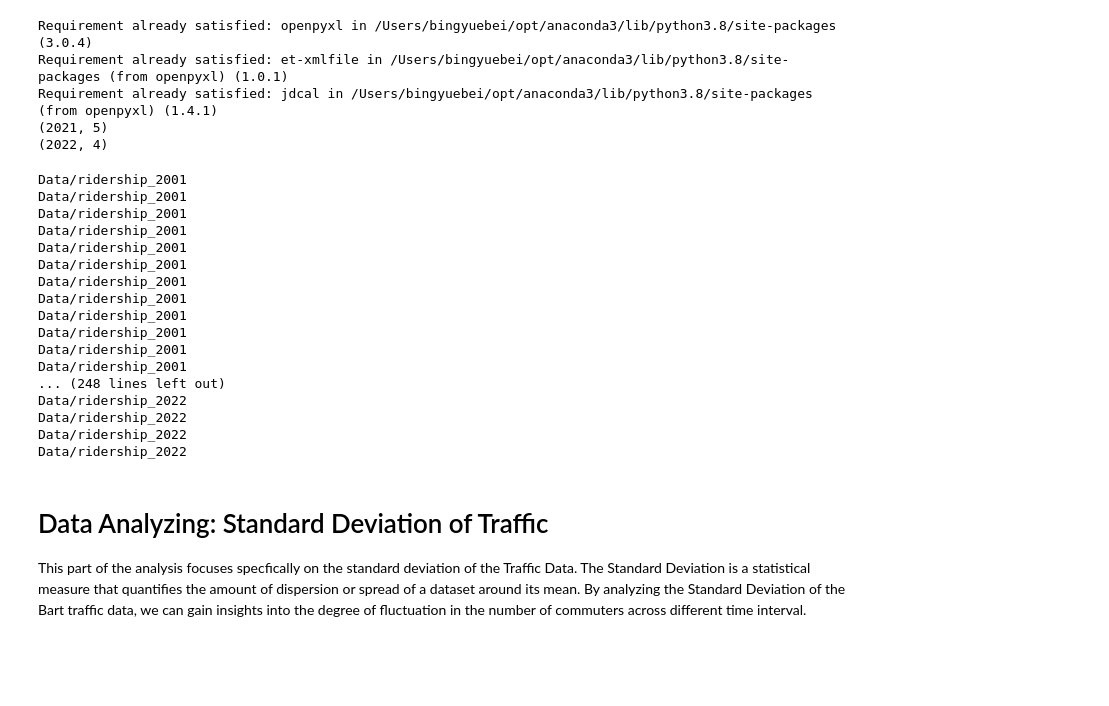
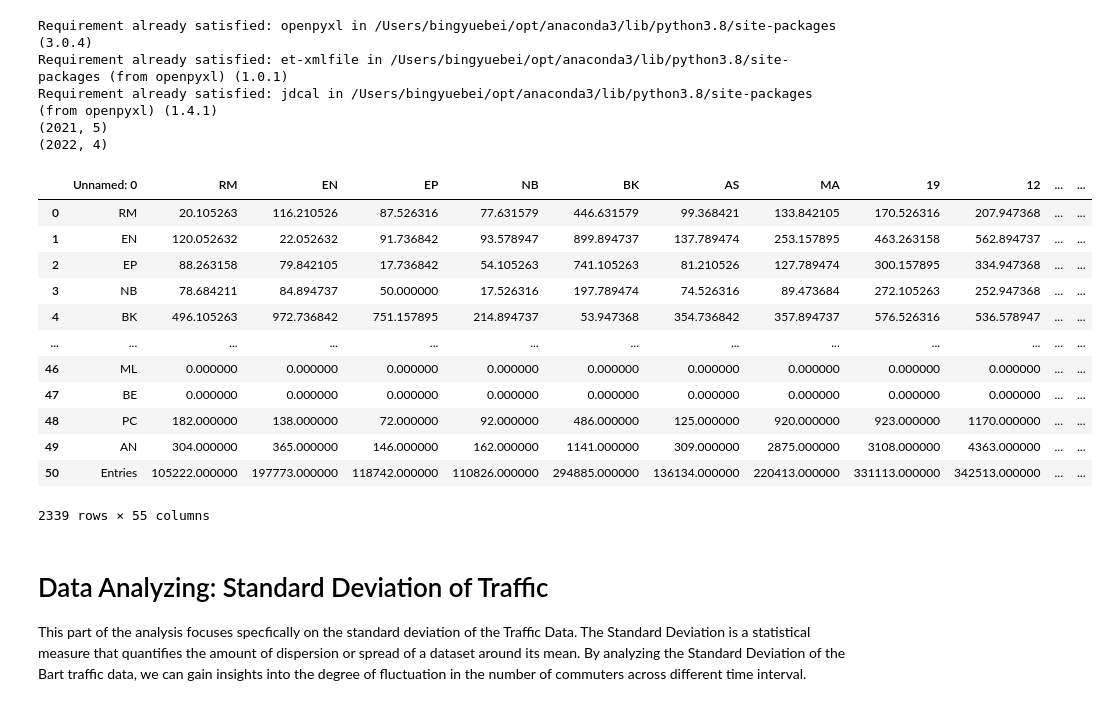
Before and after one commit to UCB-stat-159-s23/project-Group23, a Jupyter notebook: Jingya_EDA.ipynb, the cells around one changed output. Saved outputs shown, nothing was run; the diff lists cells and outputs as text; code cells hidden in the pictures; blank space fills up the shorter version.

```diff
--- a/Jingya_EDA.ipynb
+++ b/Jingya_EDA.ipynb
@@ -14,53 +13,22 @@ Requirement already satisfied: et-xmlfile in /Users/bingyuebei/opt/anaconda3/lib
 Requirement already satisfied: jdcal in /Users/bingyuebei/opt/anaconda3/lib/python3.8/site-packages (from openpyxl) (1.4.1)
 (2021, 5)
 (2022, 4)
-# %%
-years = range(2001, 2023)
-
-# Iterate over each year folder
-# read it into a DataFrame, and append it to the combined data.
-# then store it in a directory called Data_CSV
-for year in years:
-    combined_data = pd.DataFrame()
-    directory = f"Data/ridership_{year}"
-    for filename in os.listdir(directory):
-        print(directory)
-        if filename.endswith(".xlsx"):
-            file_path = os.path.join(directory, filename)
-
-        # Read all sheets of the XLSX file into a dictionary of DataFrames
-        # Remember to remove the first row of the dataframe,
-        # which is the header column of the excel sheet
-            xlsx_data = pd.read_excel(file_path, sheet_name=None, skiprows=1)
-            for sheet_name, df in xlsx_data.items():
-                # Add new columns with the sheet name, year and Month as the index value
-                #2018-2022 Data Sheets' Naming Format:  Ridership_yyyymm.xlsx
-                #2010-2017 Data Sheets' Naming Format: Ridership_Aprilyyyy.xlsx
-                df['Sheet Name'] = sheet_name
-                (year, month) = getMonthAndYear(filename)
-                df['Year'] = year
-                df['Month'] = month
-                combined_data = pd.concat([combined_data, df], ignore_index=False)
-    combined_data.rename(columns={"Unnamed: 0": "Exit Station"}, inplace=True)
-    combined_data.to_csv(f"./Data_CSV/combined_data_{year}.csv", index=False)
-# %% [output]
-Data/ridership_2001
-Data/ridership_2001
-Data/ridership_2001
-Data/ridership_2001
-Data/ridership_2001
-Data/ridership_2001
-Data/ridership_2001
-Data/ridership_2001
-Data/ridership_2001
-Data/ridership_2001
-Data/ridership_2001
-Data/ridership_2001
-... (248 lines left out)
-Data/ridership_2022
-Data/ridership_2022
-Data/ridership_2022
-Data/ridership_2022
+# %%
+loadData(2018)
+# %% [output]
+|  | Unnamed: 0 | RM | EN | EP | NB | BK | AS | MA | 19 | 12 | ... | ... |
+| 0 | RM | 20.105263 | 116.210526 | 87.526316 | 77.631579 | 446.631579 | 99.368421 | 133.842105 | 170.526316 | 207.947368 | ... | ... |
+| 1 | EN | 120.052632 | 22.052632 | 91.736842 | 93.578947 | 899.894737 | 137.789474 | 253.157895 | 463.263158 | 562.894737 | ... | ... |
+| 2 | EP | 88.263158 | 79.842105 | 17.736842 | 54.105263 | 741.105263 | 81.210526 | 127.789474 | 300.157895 | 334.947368 | ... | ... |
+| 3 | NB | 78.684211 | 84.894737 | 50.000000 | 17.526316 | 197.789474 | 74.526316 | 89.473684 | 272.105263 | 252.947368 | ... | ... |
+| 4 | BK | 496.105263 | 972.736842 | 751.157895 | 214.894737 | 53.947368 | 354.736842 | 357.894737 | 576.526316 | 536.578947 | ... | ... |
+| ... | ... | ... | ... | ... | ... | ... | ... | ... | ... | ... | ... | ... |
+| 46 | ML | 0.000000 | 0.000000 | 0.000000 | 0.000000 | 0.000000 | 0.000000 | 0.000000 | 0.000000 | 0.000000 | ... | ... |
+| 47 | BE | 0.000000 | 0.000000 | 0.000000 | 0.000000 | 0.000000 | 0.000000 | 0.000000 | 0.000000 | 0.000000 | ... | ... |
+| 48 | PC | 182.000000 | 138.000000 | 72.000000 | 92.000000 | 486.000000 | 125.000000 | 920.000000 | 923.000000 | 1170.000000 | ... | ... |
+| 49 | AN | 304.000000 | 365.000000 | 146.000000 | 162.000000 | 1141.000000 | 309.000000 | 2875.000000 | 3108.000000 | 4363.000000 | ... | ... |
+| 50 | Entries | 105222.000000 | 197773.000000 | 118742.000000 | 110826.000000 | 294885.000000 | 136134.000000 | 220413.000000 | 331113.000000 | 342513.000000 | ... | ... |
+2339 rows × 55 columns
 # %% [markdown]
 # Data Analyzing: Standard Deviation of Traffic
 
```
Also changed, not shown: parts of 4 cells of this notebook, 4 other files.
